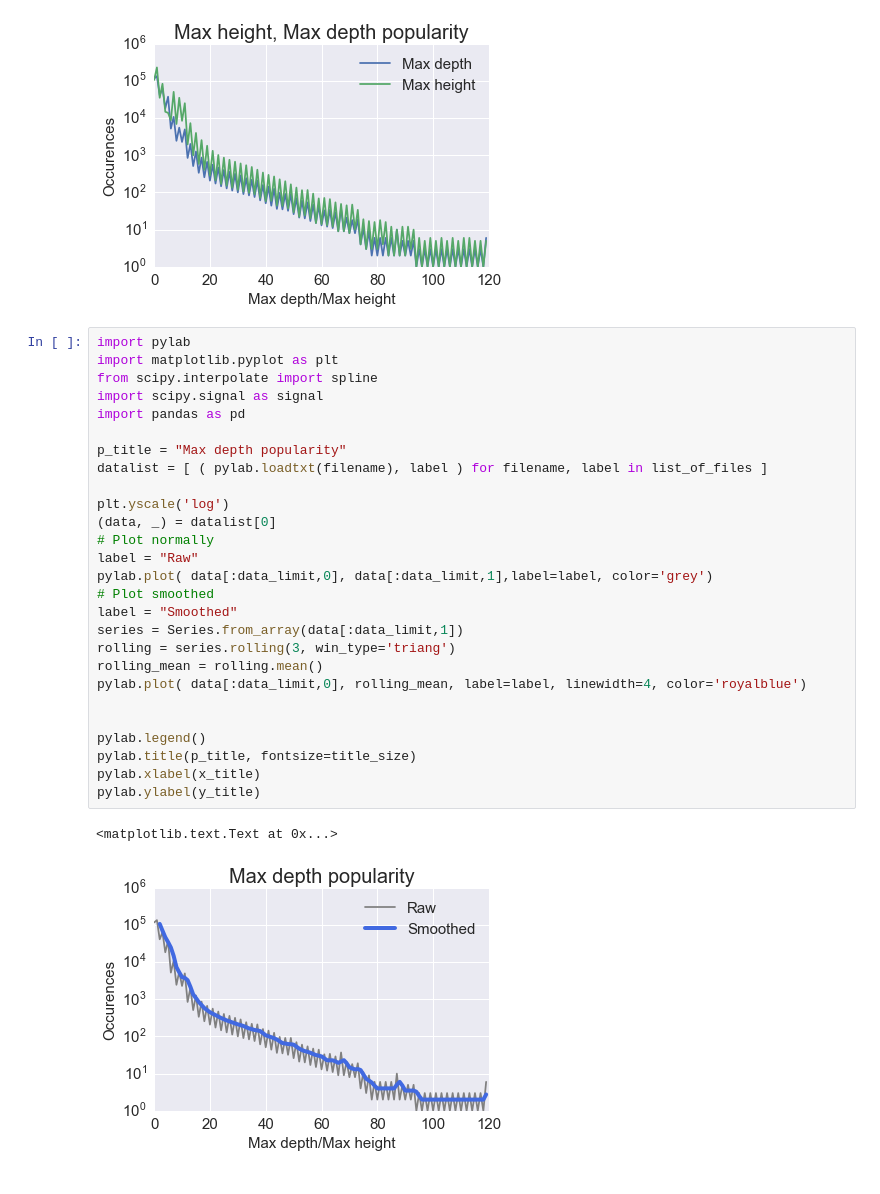
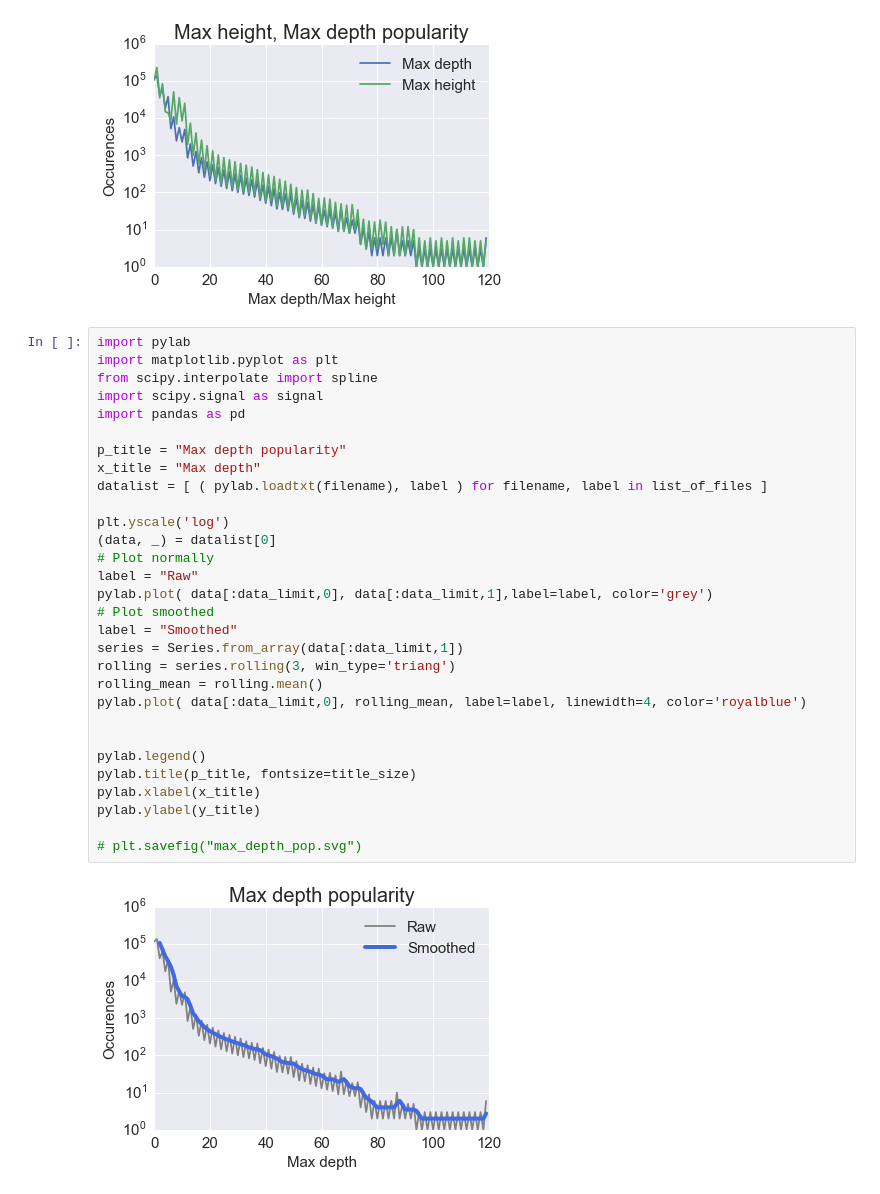
Before and after one commit to szoupanos/aiida_experiments, a Jupyter notebook: dbpath_experiments/graphs_max_depth_height.ipynb, the cells around one changed output. Drawn from its saved outputs; the diff is of its cells as text.

```diff
--- a/dbpath_experiments/graphs_max_depth_height.ipynb
+++ b/dbpath_experiments/graphs_max_depth_height.ipynb
@@ -94,33 +94,35 @@ pylab.ylabel(y_title)
 # %%
 import pylab
 import matplotlib.pyplot as plt
 from scipy.interpolate import spline
 import scipy.signal as signal
 import pandas as pd
 
 p_title = "Max depth popularity"
+x_title = "Max depth"
 datalist = [ ( pylab.loadtxt(filename), label ) for filename, label in list_of_files ]
 
 plt.yscale('log')
 (data, _) = datalist[0]
 # Plot normally
 label = "Raw"
 pylab.plot( data[:data_limit,0], data[:data_limit,1],label=label, color='grey')
 # Plot smoothed
 label = "Smoothed"
 series = Series.from_array(data[:data_limit,1])
 rolling = series.rolling(3, win_type='triang')
 rolling_mean = rolling.mean()
 pylab.plot( data[:data_limit,0], rolling_mean, label=label, linewidth=4, color='royalblue')
 
 
 pylab.legend()
 pylab.title(p_title, fontsize=title_size)
 pylab.xlabel(x_title)
 pylab.ylabel(y_title)
+
+# plt.savefig("max_depth_pop.svg")
 # %% [output]
-<matplotlib.text.Text at 0x...>
-[figure, old version]
+[figure, new version]
 # %%
 import pylab
 import matplotlib.pyplot as plt
```
Also changed, not shown: parts of 1 cell of this notebook, 3 other files.
